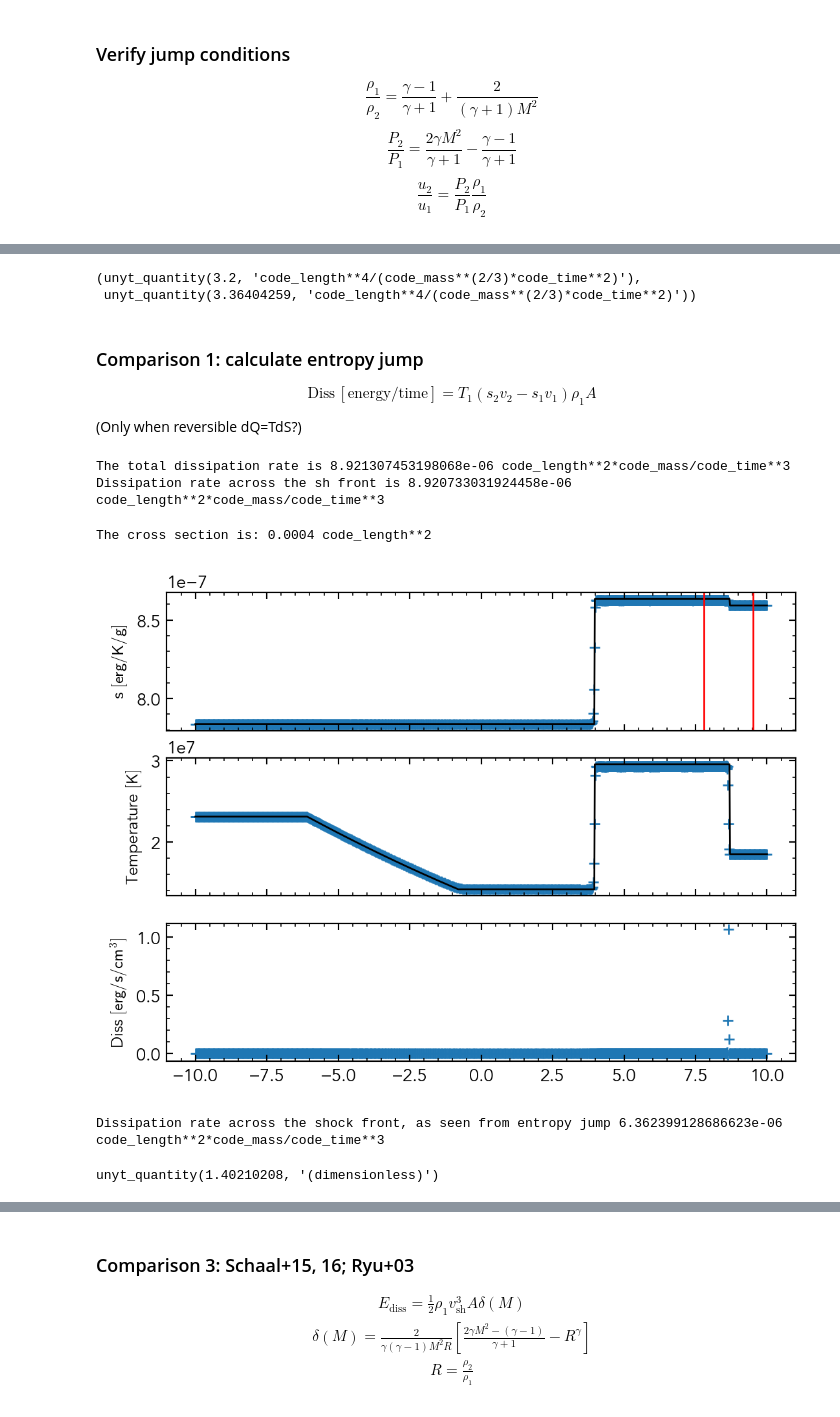
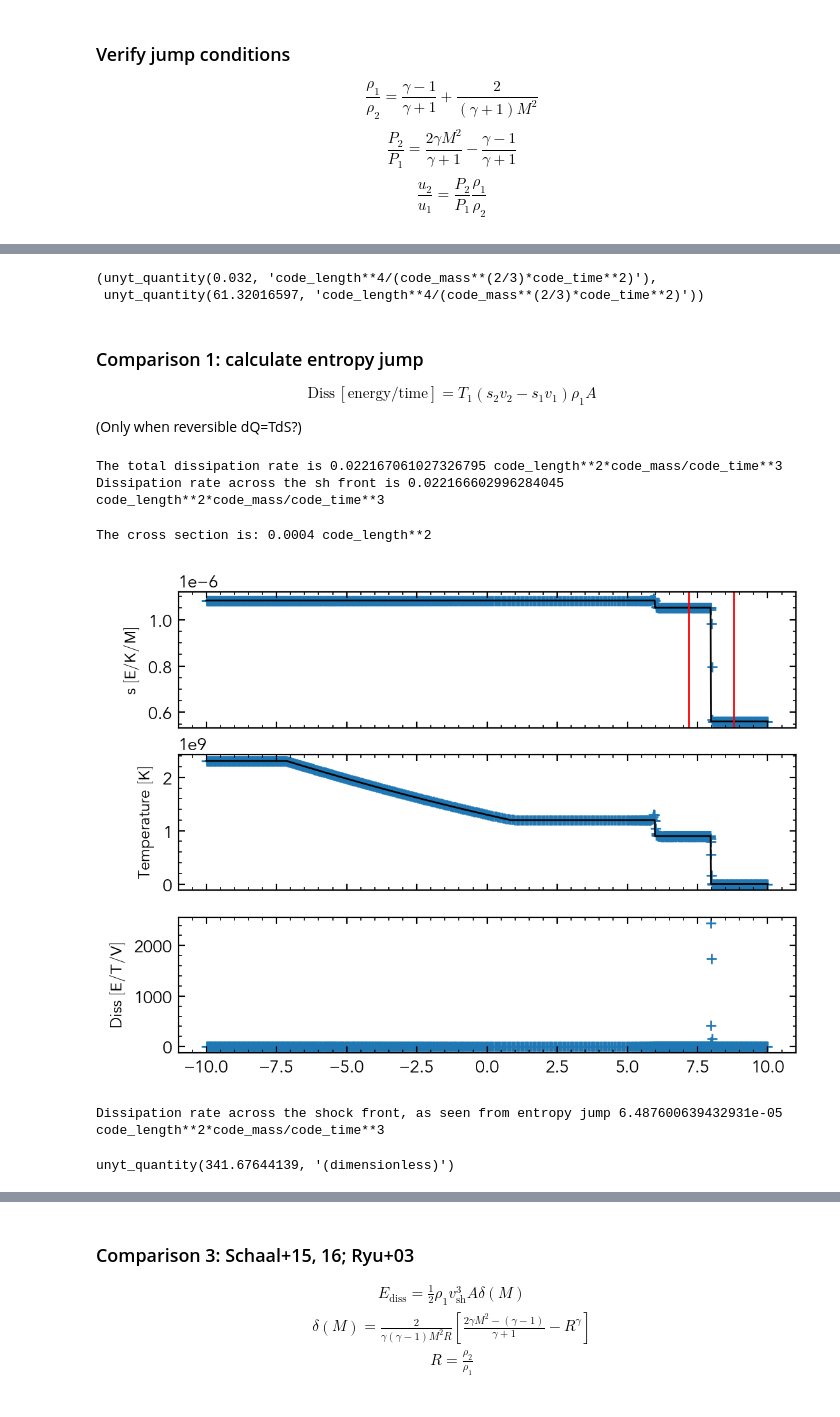
Before and after one commit to rich-tde/tde-shock-dissipation, a Jupyter notebook: notebooks/0.3-dissipation-analytic-shock.ipynb, the cells around one changed output, grey strips where cells are left out. Drawn from its saved outputs; the diff is of its cells as text; code cells hidden in the pictures.

Commit message:
Park thoughts on dissipation. Do some shock finding

```diff
--- a/notebooks/0.3-dissipation-analytic-shock.ipynb
+++ b/notebooks/0.3-dissipation-analytic-shock.ipynb
@@ -57,7 +60,7 @@ sedov2dMPI
 sedov3d
 sedov3dMPI
 # %%
-# snap_dir = '/home/hey4/rich_tde/data/raw/ShockTubePL100PR1e-3N1e3'
-snap_dir = '/home/hey4/RICH-fwrk/build/'
+snap_dir = '/home/hey4/rich_tde/data/raw/ShockTubePL100PR1e-3N1e3'
+# snap_dir = '/home/hey4/RICH-fwrk/build/'
 !ls $snap_dir
 # %% [output]
@@ -122,12 +117,12 @@ from rs import RiemannSolver
 # Left State
 rho_L = 1.0
 vx_L = 0.0
-P_L = 1
+P_L = 100
 
 # Right State
 rho_R = 0.125
 vx_R = 0.0
-P_R = 0.1
+P_R = 0.001
 
 # ideal gas gamma
 gamma = 5/3
@@ -306,8 +301,8 @@ v2/v1 which should be equal to rho1/rho2 0.5408111086781848 dimensionless
 # K(s) factor changes across shock
 P1/rho1**gamma, P2/rho2**gamma
 # %% [output]
-(unyt_quantity(3.2, 'code_length**4/(code_mass**(2/3)*code_time**2)'),
- unyt_quantity(3.36404259, 'code_length**4/(code_mass**(2/3)*code_time**2)'))
+(unyt_quantity(0.032, 'code_length**4/(code_mass**(2/3)*code_time**2)'),
+ unyt_quantity(61.32016597, 'code_length**4/(code_mass**(2/3)*code_time**2)'))
 # %% [markdown]
 ### Comparison 1: calculate entropy jump
 $$
@@ -324,8 +319,8 @@ i_sh = (snap.x > x2) & (snap.x < x1)
 diss_sh = np.sum(diss[i_sh])
 print(f"Dissipation rate across the sh front is {diss_sh}")
 # %% [output]
-The total dissipation rate is 8.921307453198068e-06 code_length**2*code_mass/code_time**3
-Dissipation rate across the sh front is 8.920733031924458e-06 code_length**2*code_mass/code_time**3
+The total dissipation rate is 0.022167061027326795 code_length**2*code_mass/code_time**3
+Dissipation rate across the sh front is 0.022166602996284045 code_length**2*code_mass/code_time**3
 # %%
 # Cross section
 A = (snap.box_size[4] - snap.box_size[1]) * (snap.box_size[5] - snap.box_size[2])
@@ -335,32 +330,32 @@ The cross section is: 0.0004 code_length**2
 # %%
 fig, ax = plt.subplots(3, 1, sharex=True)
 ax[0].scatter(snap.x, s, marker='+')
 ax[0].plot(x, s_exact, color='k')
-ax[0].set_ylabel(r's $\mathsf{[erg/K/g]}$', fontsize=9)
+ax[0].set_ylabel(r's $\mathsf{[E/K/M]}$', fontsize=9)
 
 ax[0].axvline(x1.value, color='r')
 ax[0].axvline(x2.value, color='r')
 
 ax[1].scatter(snap.x, T, marker='+')
 ax[1].plot(x, T_exact, color='k')
 ax[1].set_ylabel(r'Temperature $\mathsf{[K]}$', fontsize=9)
 
 ax[2].scatter(snap.x, snap.dissipation, marker='+')
-ax[2].set_ylabel(r'Diss $\mathsf{[erg/s/cm^3]}$', fontsize=9)
+ax[2].set_ylabel(r'Diss $\mathsf{[E/T/V]}$', fontsize=9)
 
 plt.show()
 # %% [output]
-[figure, old version]
+[figure, new version]
 # %%
 # T_1 (s_2 - s_1)
 diss_sjump = T1 * (s2 * v2_sh * rho2 - s1 * v1_sh * rho1) * A
 print(f"Dissipation rate across the shock front, as seen from entropy jump {diss_sjump}")
 # %% [output]
-Dissipation rate across the shock front, as seen from entropy jump 6.362399128686623e-06 code_length**2*code_mass/code_time**3
+Dissipation rate across the shock front, as seen from entropy jump 6.487600639432931e-05 code_length**2*code_mass/code_time**3
 # %%
 diss_sh / diss_sjump
 # %% [output]
-unyt_quantity(1.40210208, '(dimensionless)')
+unyt_quantity(341.67644139, '(dimensionless)')
 # %% [markdown]
 ### Comparison 2
 $$
```
Also changed, not shown: parts of 24 cells of this notebook.
